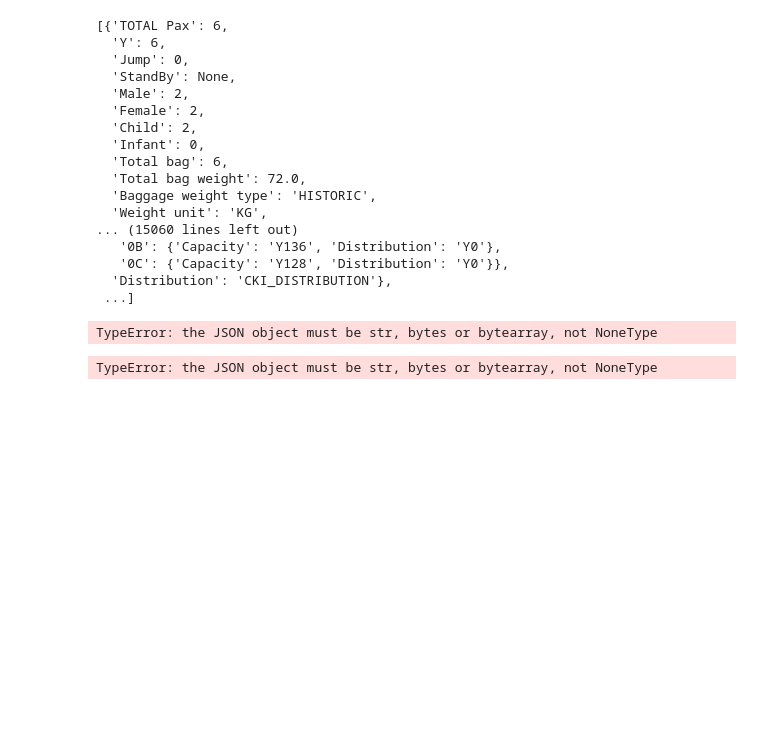
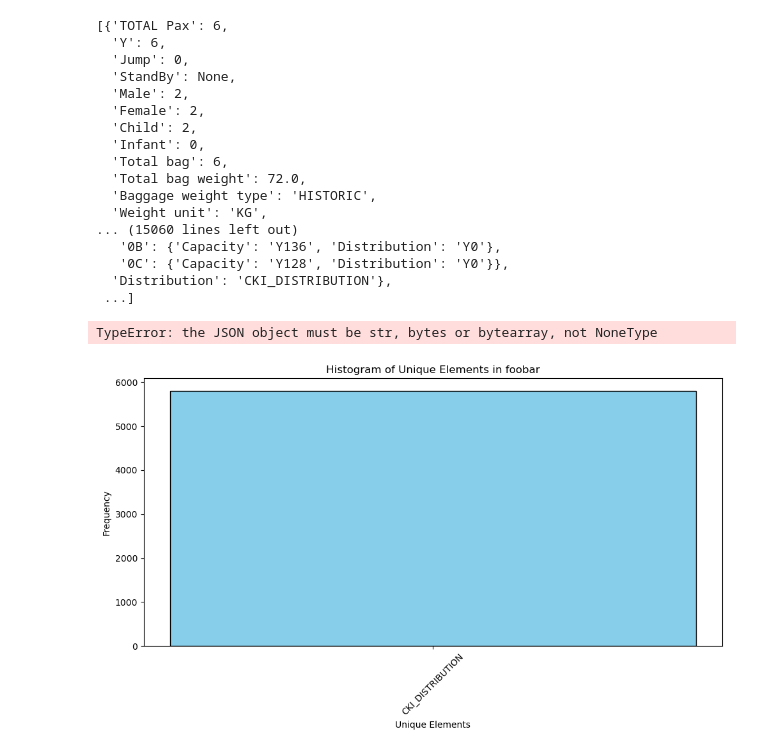
Before and after one commit to jannikvlk/AeroMetrics, a Jupyter notebook: pipeline/extract.ipynb, the cells around one changed output. Saved outputs shown, nothing was run; the diff lists cells and outputs as text; code cells hidden in the pictures; blank space fills up the shorter version.

Commit message:
clean and sort actions

```diff
--- a/pipeline/extract.ipynb
+++ b/pipeline/extract.ipynb
@@ -297,9 +323,7 @@ list(x.data_UpdateEstimatesAction.apply(json.loads))
 TypeError: the JSON object must be str, bytes or bytearray, not NoneType
 # %%
 foobar = [
-    item[list(item.keys())[7]]
-    for item in list(x.data_UpdateEstimatesAction.apply(json.loads))
+    item[list(item.keys())[13]]
+    for item in list(x.data_SetCKIPaxDistributionAction.apply(json.loads)) if len(item.keys()) >11
     # if "HISTORIC" not in item["Baggage weight type"]
 ]
-# %% [output]
-TypeError: the JSON object must be str, bytes or bytearray, not NoneType
@@ -306,3 +332,34 @@ TypeError: the JSON object must be str, bytes or bytearray, not NoneType
+# %%
+import matplotlib.pyplot as plt
+from collections import Counter
+
+# Sample list with mixed types
+# foobar = [1, 2, 'apple', 2, 'banana', 'apple', 4, 'banana', 'carrot', 5, 6, 'apple']
+
+# Count the frequency of each unique element
+frequency = Counter(foobar)
+
+# Extract unique elements and their counts, convert elements to strings
+unique_elements = list(map(str, frequency.keys()))
+counts = list(frequency.values())
+
+# Plot the histogram (bar chart)
+plt.figure(figsize=(10, 6))  # Set the figure size for better readability
+plt.bar(unique_elements, counts, color='skyblue', edgecolor='black')
+
+# Add titles and labels for better readability
+plt.title('Histogram of Unique Elements in foobar')
+plt.xlabel('Unique Elements')
+plt.ylabel('Frequency')
+
+# Rotate the x-axis labels if they overlap
+plt.xticks(rotation=45)
+
+# Show the plot
+plt.tight_layout()  # Adjust layout to fit labels
+plt.show()
+# %% [output]
+[figure, added]
 # %%
 set(foobar)
 # %% [output]
```
Also changed, not shown: parts of 4 cells of this notebook.
